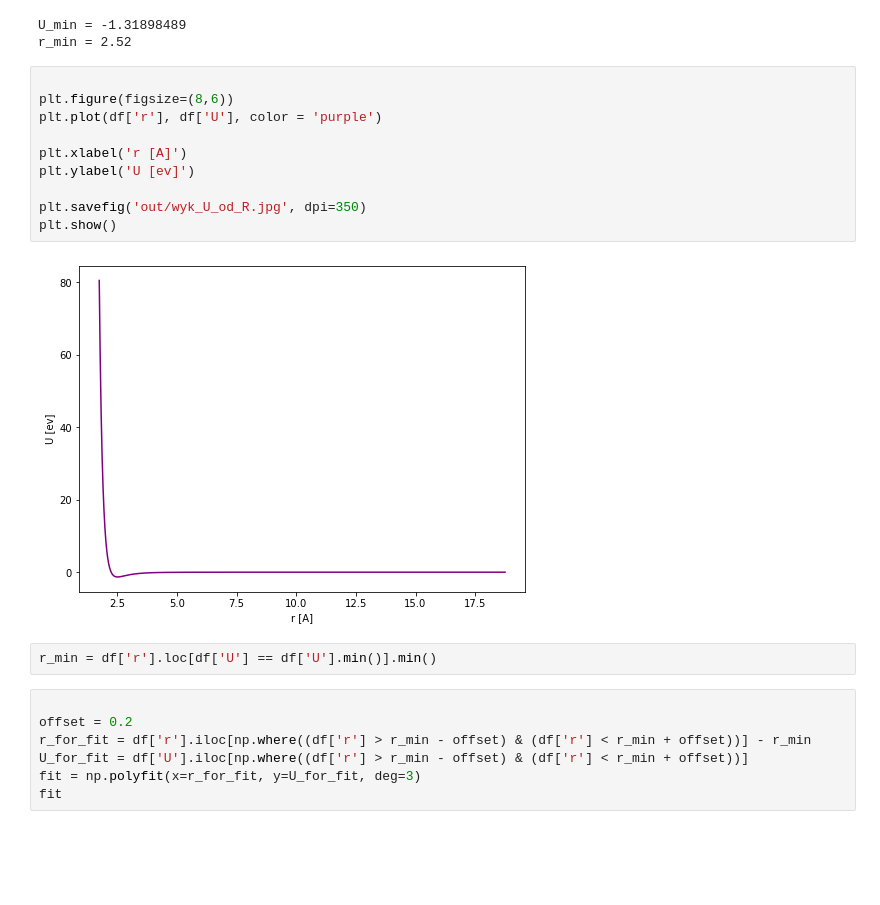
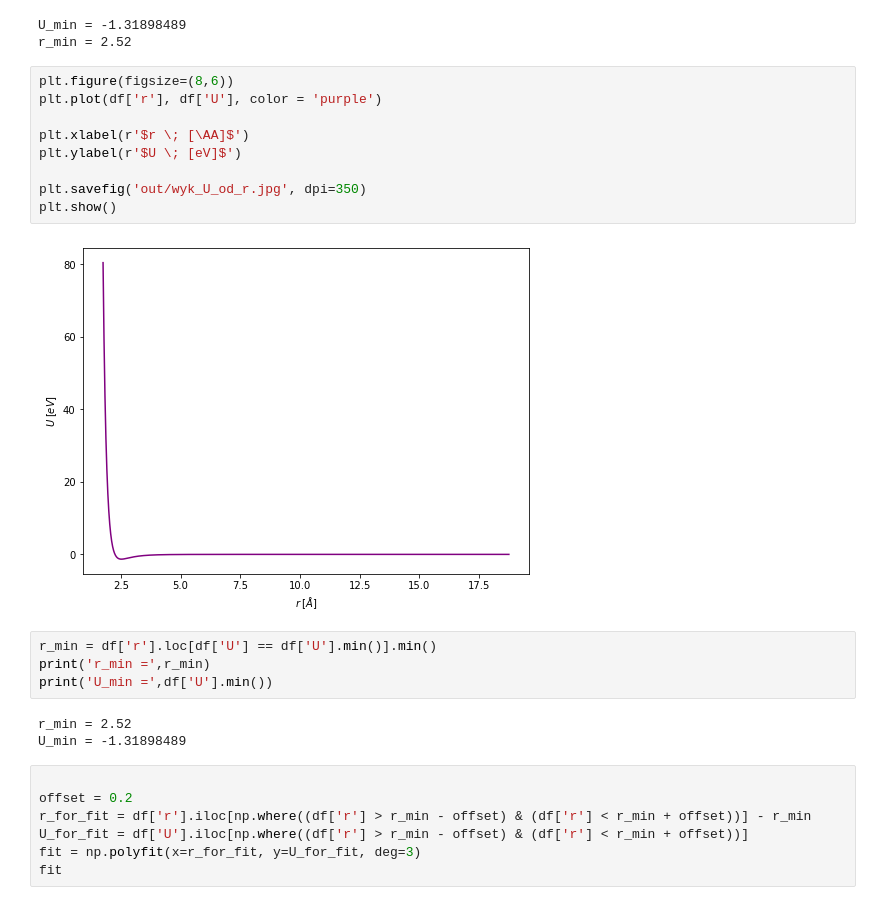
Before and after one commit to ficnawode/WDFCS_projekt_1, a Jupyter notebook: zad1.ipynb, the cells around one changed output. Cells and saved outputs as stored; diff of their text form; blank space fills up the shorter version.

```diff
--- a/zad1.ipynb
+++ b/zad1.ipynb
@@ -35,19 +35,23 @@ print("r_min =", r_min)
 U_min = -1.31898489
 r_min = 2.52
 # %%
-
 plt.figure(figsize=(8,6))
 plt.plot(df['r'], df['U'], color = 'purple')
 
-plt.xlabel('r [A]')
-plt.ylabel('U [ev]')
+plt.xlabel(r'$r \; [\AA]$')
+plt.ylabel(r'$U \; [eV]$')
 
-plt.savefig('out/wyk_U_od_R.jpg', dpi=350)
+plt.savefig('out/wyk_U_od_r.jpg', dpi=350)
 plt.show()
 # %% [output]
-[figure, old version]
+[figure, new version]
 # %%
 r_min = df['r'].loc[df['U'] == df['U'].min()].min()
+print('r_min =',r_min)
+print('U_min =',df['U'].min())
+# %% [output]
+r_min = 2.52
+U_min = -1.31898489
 # %%
 
 offset = 0.2
```
Also changed, not shown: parts of 1 cell of this notebook, 5 other files.
